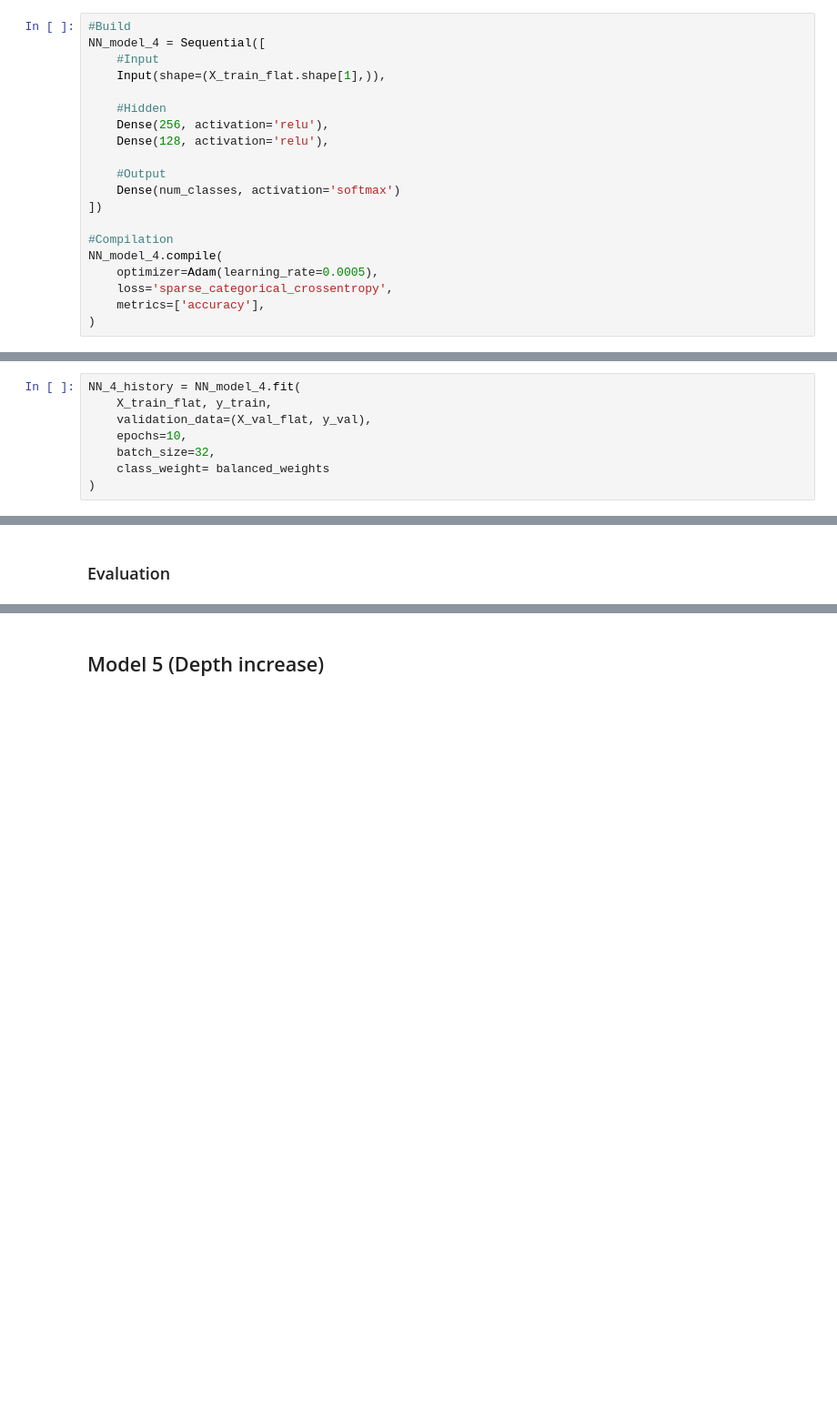
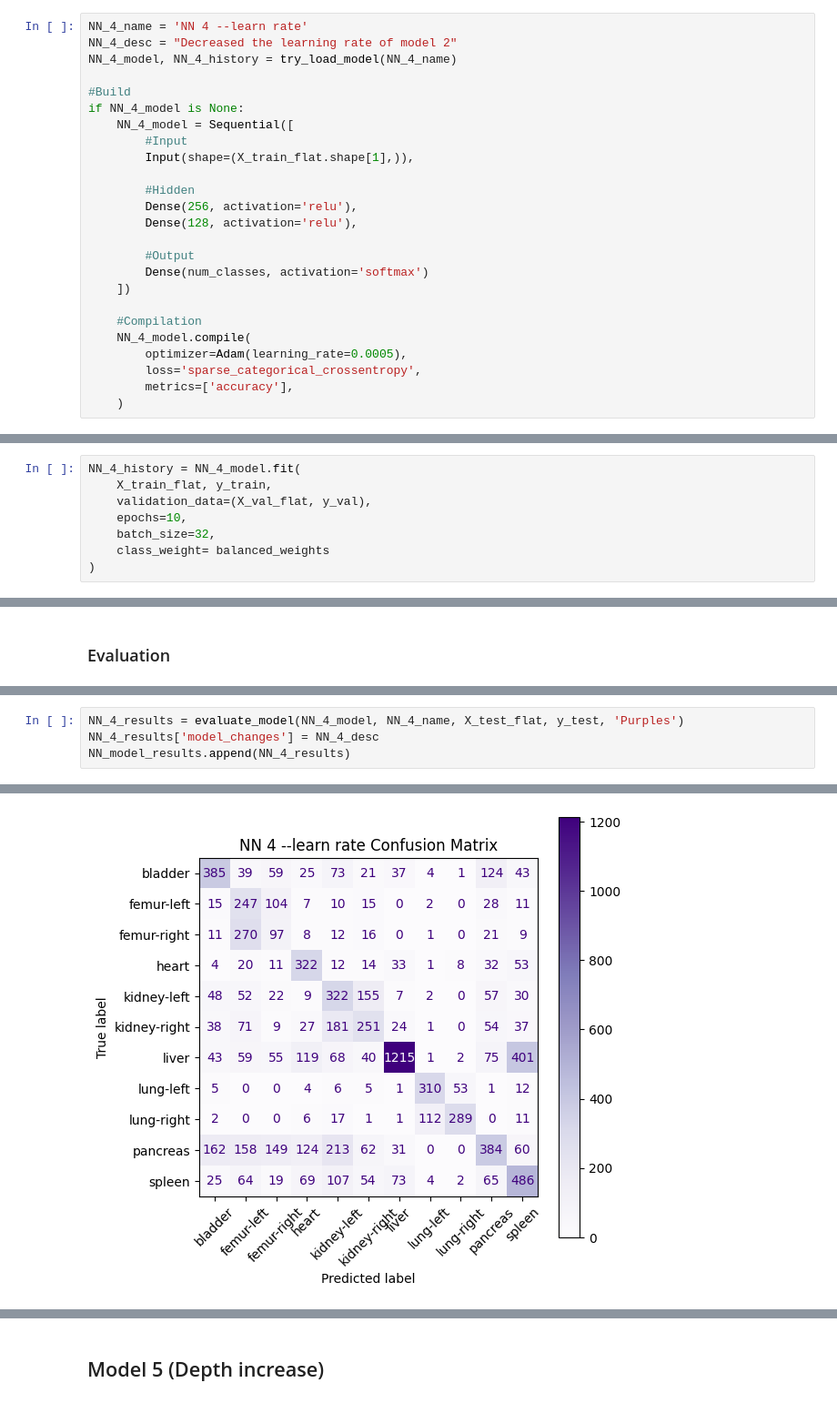
Before and after one commit to 4yala/NotebooksDL, a Jupyter notebook: CW2_DL.ipynb, the cells around one changed output, grey strips where cells are left out. Shown at 91% size. Drawn from its saved outputs; the diff is of its cells as text; blank space fills up the shorter version.

```diff
--- a/CW2_DL.ipynb
+++ b/CW2_DL.ipynb
@@ -963,22 +1047,27 @@ weighted avg       0.35      0.38      0.29      8827
 # %% [markdown]
 ### Definition
 # %%
+NN_4_name = 'NN 4 --learn rate'
+NN_4_desc = "Decreased the learning rate of model 2"
+NN_4_model, NN_4_history = try_load_model(NN_4_name)
+
 #Build
-NN_model_4 = Sequential([
-    #Input
-    Input(shape=(X_train_flat.shape[1],)),
+if NN_4_model is None:
+    NN_4_model = Sequential([
+        #Input
+        Input(shape=(X_train_flat.shape[1],)),
 
-    #Hidden
-    Dense(256, activation='relu'),
-    Dense(128, activation='relu'),
+        #Hidden
+        Dense(256, activation='relu'),
+        Dense(128, activation='relu'),
 
-    #Output
-    Dense(num_classes, activation='softmax')
-])
+        #Output
+        Dense(num_classes, activation='softmax')
+    ])
 
-#Compilation
-NN_model_4.compile(
-    optimizer=Adam(learning_rate=0.0005),
-    loss='sparse_categorical_crossentropy',
-    metrics=['accuracy'],
-)
+    #Compilation
+    NN_4_model.compile(
+        optimizer=Adam(learning_rate=0.0005),
+        loss='sparse_categorical_crossentropy',
+        metrics=['accuracy'],
+    )
@@ -985,7 +1076,7 @@ NN_model_4.compile(
 # %% [markdown]
 ### Training
 # %%
-NN_4_history = NN_model_4.fit(
+NN_4_history = NN_4_model.fit(
     X_train_flat, y_train,
     validation_data=(X_val_flat, y_val),
     epochs=10,
@@ -1093,0 +1140,5 @@ weighted avg       0.53      0.52      0.51      8827
+# %%
+NN_4_results = evaluate_model(NN_4_model, NN_4_name, X_test_flat, y_test, 'Purples')
+NN_4_results['model_changes'] = NN_4_desc
+NN_model_results.append(NN_4_results)
+# %% [output]
@@ -1093,0 +1172 @@ weighted avg       0.53      0.52      0.51      8827
+[figure, added]
```
Also changed, not shown: parts of 44 cells of this notebook, 1 other file.
